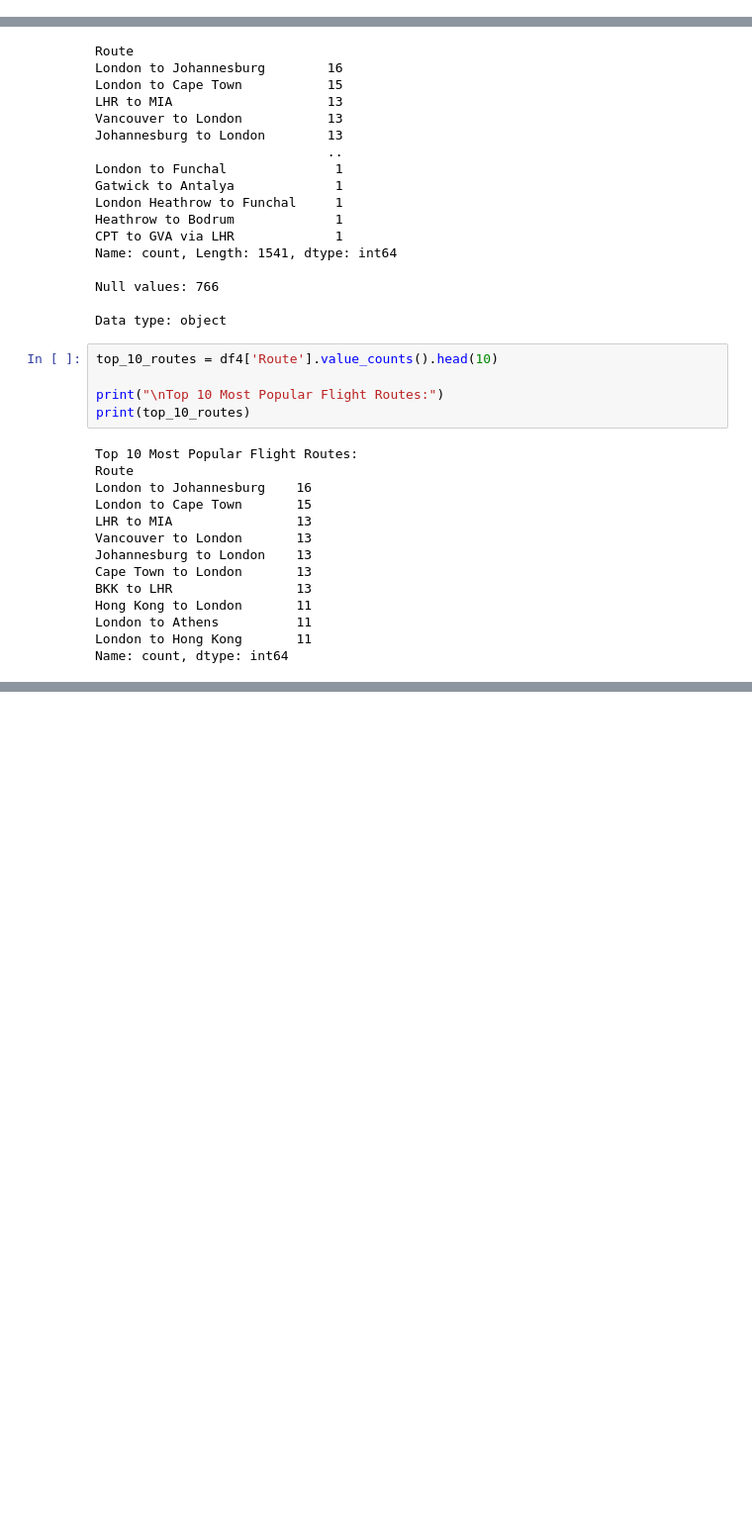
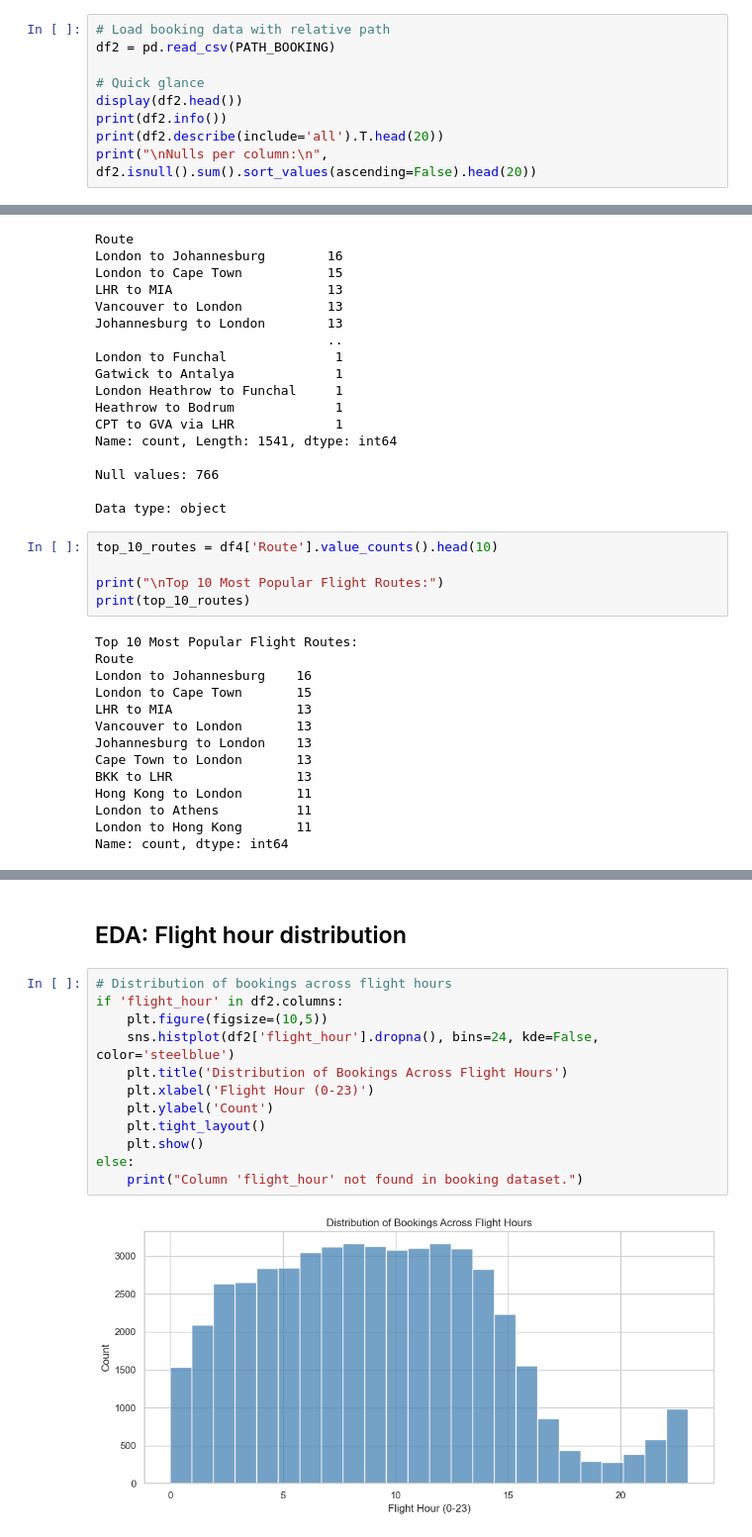
Before and after one commit to Ahmed-cmd-web/ACL2, a Jupyter notebook: main.ipynb, the cells around one changed output, grey strips where cells are left out. Shown at 99% size. Saved outputs shown, nothing was run; the diff lists cells and outputs as text; blank space fills up the shorter version.

```diff
--- a/main.ipynb
+++ b/main.ipynb
@@ -321,0 +277,9 @@ df2.head
+# %%
+# Load booking data with relative path
+df2 = pd.read_csv(PATH_BOOKING)
+
+# Quick glance
+display(df2.head())
+print(df2.info())
+print(df2.describe(include='all').T.head(20))
+print("\nNulls per column:\n", df2.isnull().sum().sort_values(ascending=False).head(20))
@@ -720,0 +725,16 @@ plt.show()
+# %% [markdown]
+## EDA: Flight hour distribution
+# %%
+# Distribution of bookings across flight hours
+if 'flight_hour' in df2.columns:
+    plt.figure(figsize=(10,5))
+    sns.histplot(df2['flight_hour'].dropna(), bins=24, kde=False, color='steelblue')
+    plt.title('Distribution of Bookings Across Flight Hours')
+    plt.xlabel('Flight Hour (0-23)')
+    plt.ylabel('Count')
+    plt.tight_layout()
+    plt.show()
+else:
+    print("Column 'flight_hour' not found in booking dataset.")
+# %% [output]
+[figure, added]
```
Also changed, not shown: parts of 39 cells of this notebook, 6 other files.
